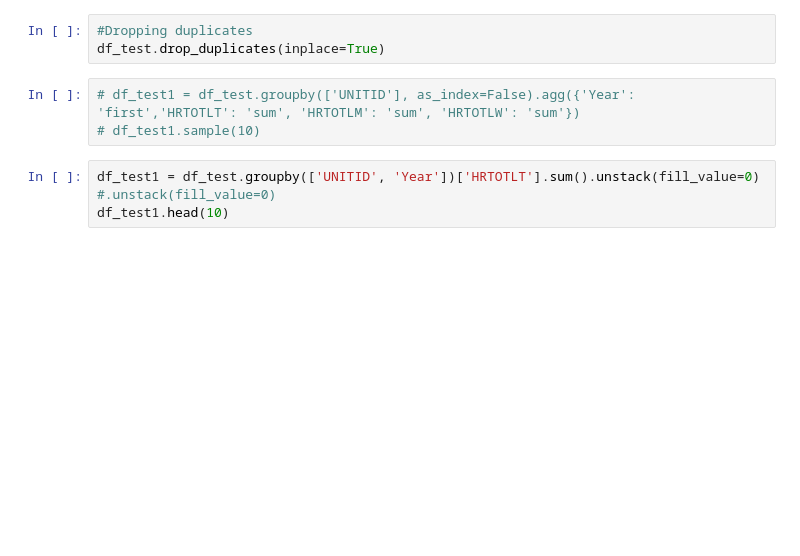
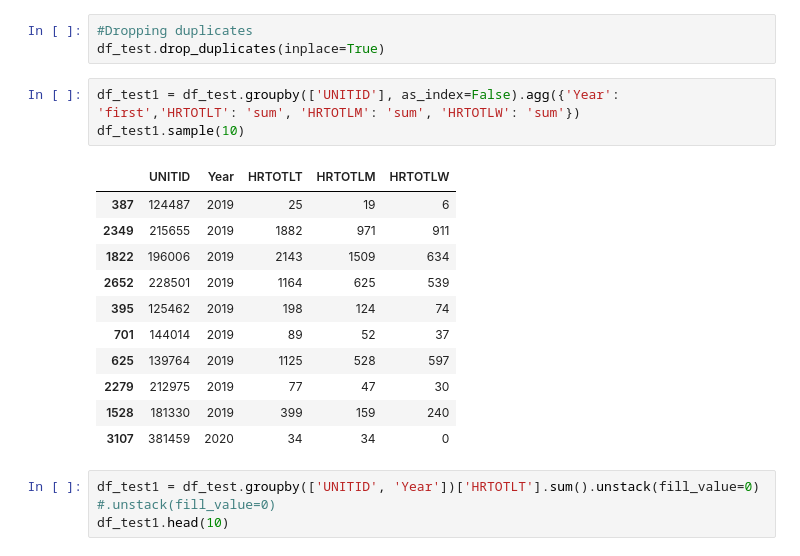
Before and after one commit to davidbowen87/higher_education, a Jupyter notebook: mach_learn_draft/mach_learn_draft.ipynb, the cells around one changed output. Cells and saved outputs as stored; diff of their text form; blank space fills up the shorter version.

```diff
--- a/mach_learn_draft/mach_learn_draft.ipynb
+++ b/mach_learn_draft/mach_learn_draft.ipynb
@@ -70,8 +70,20 @@ df_test.sample(10)
 #Dropping duplicates
 df_test.drop_duplicates(inplace=True)
 # %%
-# df_test1 = df_test.groupby(['UNITID'], as_index=False).agg({'Year': 'first','HRTOTLT': 'sum', 'HRTOTLM': 'sum', 'HRTOTLW': 'sum'})
-# df_test1.sample(10)
+df_test1 = df_test.groupby(['UNITID'], as_index=False).agg({'Year': 'first','HRTOTLT': 'sum', 'HRTOTLM': 'sum', 'HRTOTLW': 'sum'})
+df_test1.sample(10)
+# %% [output]
+|  | UNITID | Year | HRTOTLT | HRTOTLM | HRTOTLW |
+| 387 | 124487 | 2019 | 25 | 19 | 6 |
+| 2349 | 215655 | 2019 | 1882 | 971 | 911 |
+| 1822 | 196006 | 2019 | 2143 | 1509 | 634 |
+| 2652 | 228501 | 2019 | 1164 | 625 | 539 |
+| 395 | 125462 | 2019 | 198 | 124 | 74 |
+| 701 | 144014 | 2019 | 89 | 52 | 37 |
+| 625 | 139764 | 2019 | 1125 | 528 | 597 |
+| 2279 | 212975 | 2019 | 77 | 47 | 30 |
+| 1528 | 181330 | 2019 | 399 | 159 | 240 |
+| 3107 | 381459 | 2020 | 34 | 34 | 0 |
 # %%
 df_test1 = df_test.groupby(['UNITID', 'Year'])['HRTOTLT'].sum().unstack(fill_value=0)
 #.unstack(fill_value=0)
```
Also changed, not shown: parts of 5 cells of this notebook.
